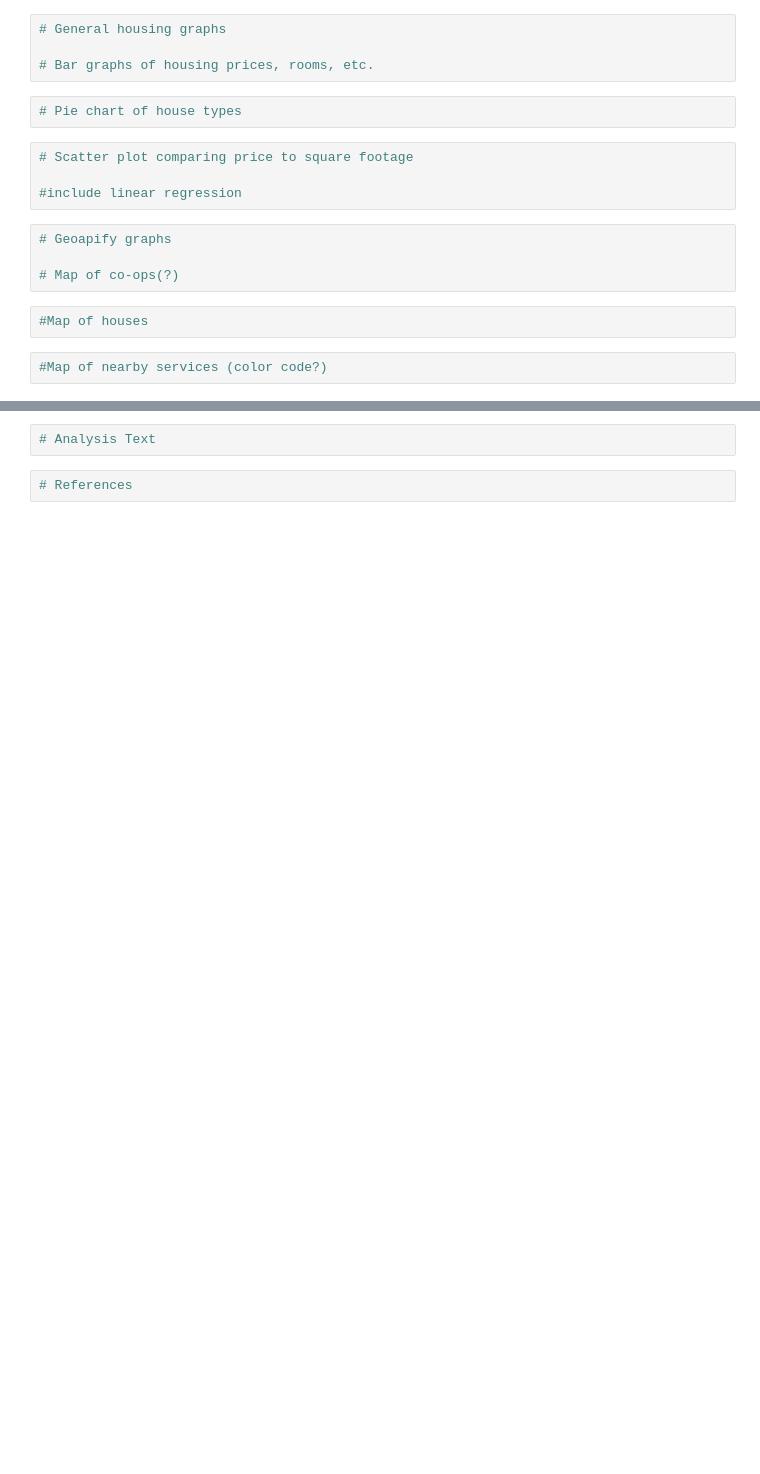
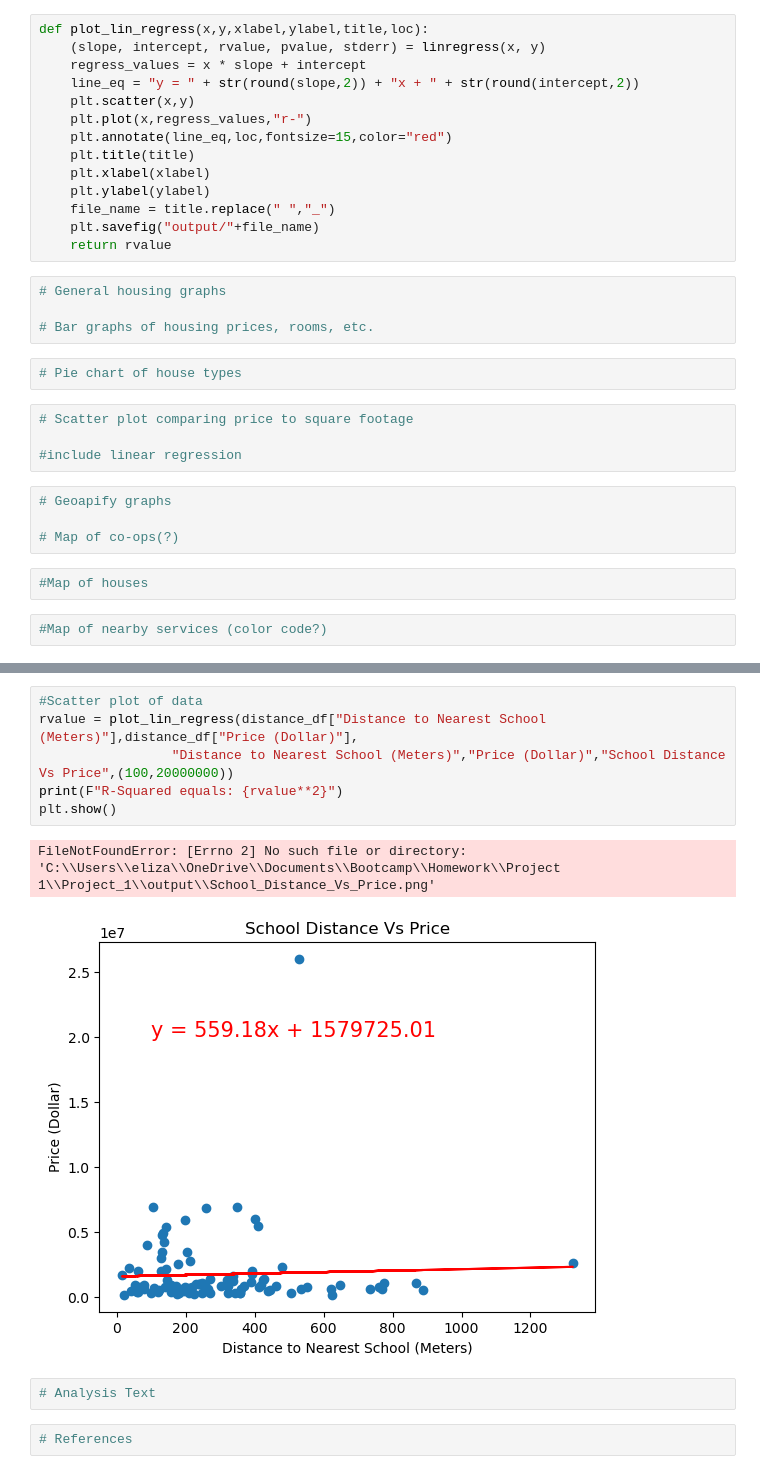
Before and after one commit to LizHepler/Project_1, a Jupyter notebook: NYHousingAnalysis.ipynb, the cells around one changed output, grey strips where cells are left out. Saved outputs shown, nothing was run; the diff lists cells and outputs as text; blank space fills up the shorter version.

```diff
--- a/NYHousingAnalysis.ipynb
+++ b/NYHousingAnalysis.ipynb
@@ -35,6 +25,20 @@ housing_df.head()
 | 2 | Brokered by Sowae Corp | House for sale | 260000 | 4 | 2.000000 | 2015.0 | 620 Sinclair Ave | Staten Island, NY 10312 | 620 Sinclair Ave, Staten Island, ... | ... |
 | 3 | Brokered by COMPASS | Condo for sale | 69000 | 3 | 1.000000 | 445.0 | 2 E 55th St Unit 908W33 | Manhattan, NY 10022 | 2 E 55th St, New York, NY 10022, USA | ... |
 | 4 | Brokered by Sotheby's Internation... | Townhouse for sale | 55000000 | 7 | 2.373861 | 14175.0 | 5 E 64th St | New York, NY 10065 | 5 E 64th St, New York, NY 10065, USA | ... |
+# %%
+def plot_lin_regress(x,y,xlabel,ylabel,title,loc):
+    (slope, intercept, rvalue, pvalue, stderr) = linregress(x, y)
+    regress_values = x * slope + intercept
+    line_eq = "y = " + str(round(slope,2)) + "x + " + str(round(intercept,2))
+    plt.scatter(x,y)
+    plt.plot(x,regress_values,"r-")
+    plt.annotate(line_eq,loc,fontsize=15,color="red")
+    plt.title(title)
+    plt.xlabel(xlabel)
+    plt.ylabel(ylabel)
+    file_name = title.replace(" ","_")
+    plt.savefig("output/"+file_name)
+    return rvalue
 # %%
 # General housing graphs
 
@@ -60,3 +127,12 @@ housing_df.head()
+# %%
+#Scatter plot of data
+rvalue = plot_lin_regress(distance_df["Distance to Nearest School (Meters)"],distance_df["Price (Dollar)"],
+                 "Distance to Nearest School (Meters)","Price (Dollar)","School Distance Vs Price",(100,20000000))
+print(F"R-Squared equals: {rvalue**2}")
+plt.show()
+# %% [output]
+FileNotFoundError: [Errno 2] No such file or directory: 'C:\\Users\\eliza\\OneDrive\\Documents\\Bootcamp\\Homework\\Project 1\\Project_1\\output\\School_Distance_Vs_Price.png'
+[figure, added]
 # %%
 # Analysis Text
 # %%
```
Also changed, not shown: parts of 4 cells of this notebook, 1 other file.
